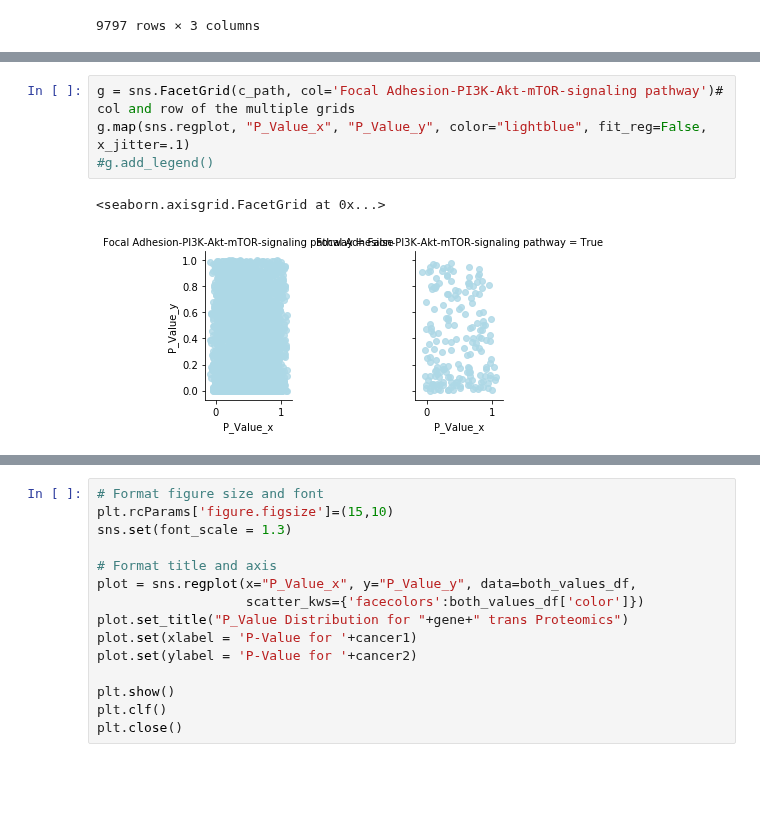
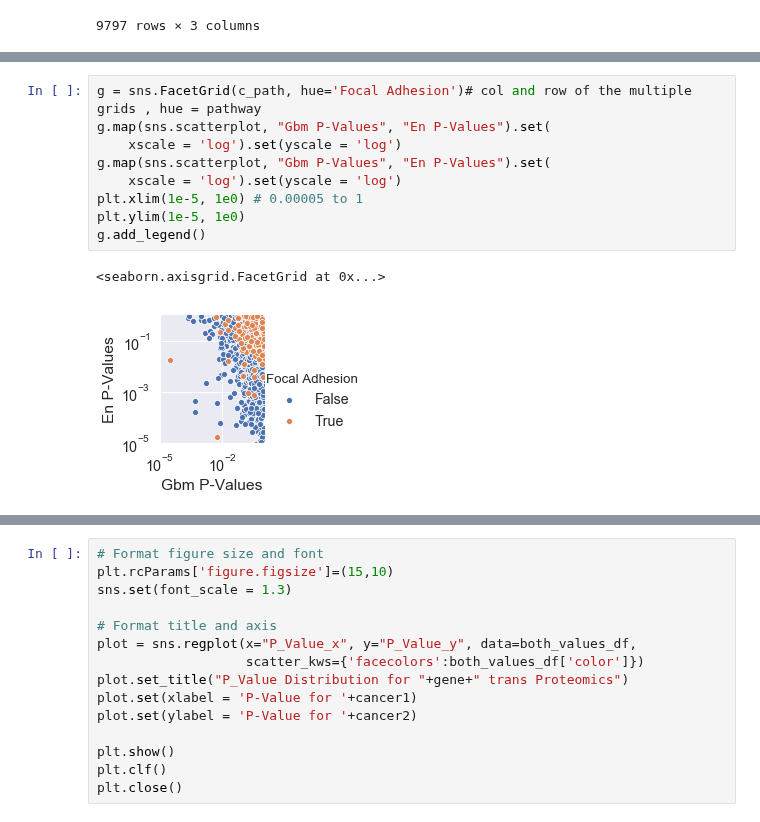
Before and after one commit to PayneLab/WhenMutationsDontMatter, a Jupyter notebook: PTEN context dependant story/PTEN endo and gbm - Fig 2.ipynb, the cells around one changed output, grey strips where cells are left out. Saved outputs shown, nothing was run; the diff lists cells and outputs as text; blank space fills up the shorter version.

```diff
--- a/PTEN context dependant story/PTEN endo and gbm - Fig 2.ipynb
+++ b/PTEN context dependant story/PTEN endo and gbm - Fig 2.ipynb
@@ -207,7 +195,12 @@ c_path
-# %%
-g = sns.FacetGrid(c_path, col='Focal Adhesion-PI3K-Akt-mTOR-signaling pathway')# col and row of the multiple grids
-g.map(sns.regplot, "P_Value_x", "P_Value_y", color="lightblue", fit_reg=False, x_jitter=.1)
-#g.add_legend()
-# %% [output]
-<seaborn.axisgrid.FacetGrid at 0x...>
-[figure, removed]
+# %%
+g = sns.FacetGrid(c_path, hue='Focal Adhesion')# col and row of the multiple grids , hue = pathway
+g.map(sns.scatterplot, "Gbm P-Values", "En P-Values").set(
+    xscale = 'log').set(yscale = 'log')
+g.map(sns.scatterplot, "Gbm P-Values", "En P-Values").set(
+    xscale = 'log').set(yscale = 'log')
+plt.xlim(1e-5, 1e0) # 0.00005 to 1
+plt.ylim(1e-5, 1e0)
+g.add_legend()
+# %% [output]
+<seaborn.axisgrid.FacetGrid at 0x...>
+[figure, added]
```
Also changed, not shown: parts of 13 cells of this notebook, 3 other files.
